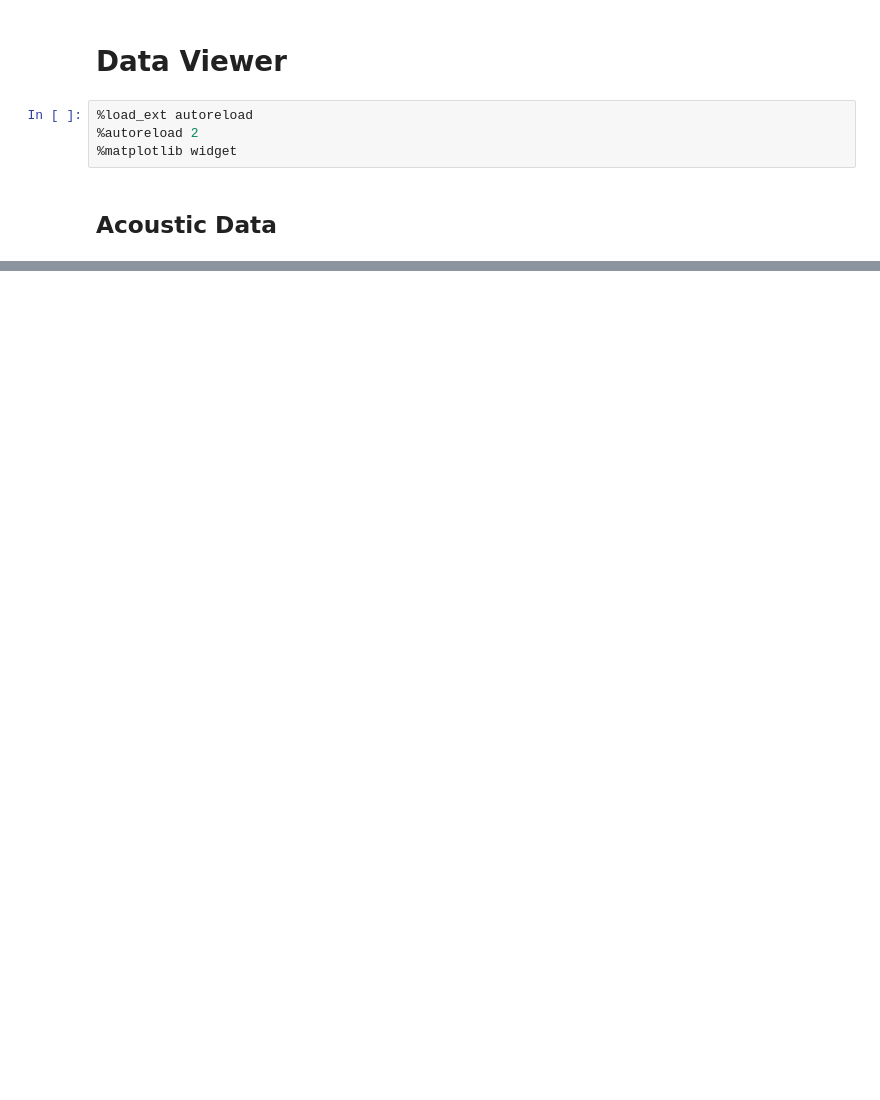
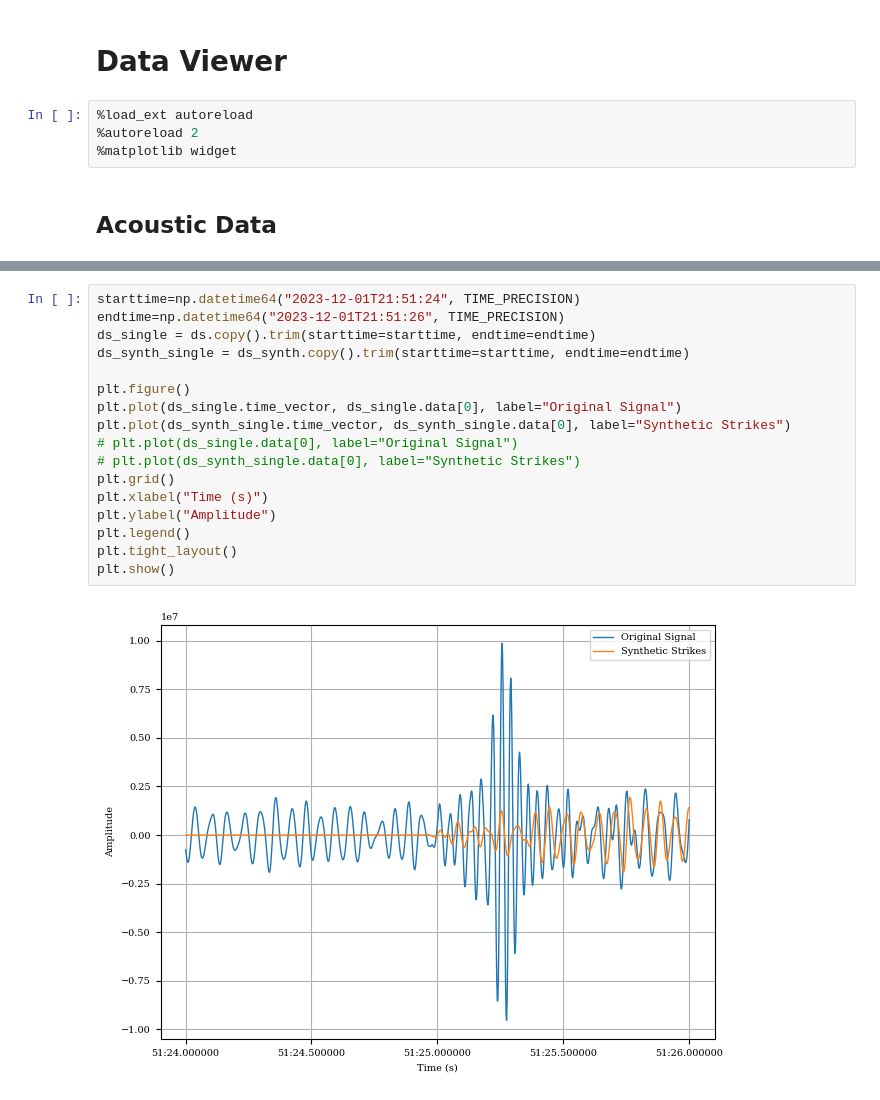
Before and after one commit to NeptuneProjects/RODEO-II_VineyardWind, a Jupyter notebook: scripts/plot/viewer.ipynb, the cells around one changed output, grey strips where cells are left out. Drawn from its saved outputs; the diff is of its cells as text; blank space fills up the shorter version.

```diff
--- a/scripts/plot/viewer.ipynb
+++ b/scripts/plot/viewer.ipynb
@@ -50,0 +94,19 @@ plt.show()
+# %%
+starttime=np.datetime64("2023-12-01T21:51:24", TIME_PRECISION)
+endtime=np.datetime64("2023-12-01T21:51:26", TIME_PRECISION)
+ds_single = ds.copy().trim(starttime=starttime, endtime=endtime)
+ds_synth_single = ds_synth.copy().trim(starttime=starttime, endtime=endtime)
+
+plt.figure()
+plt.plot(ds_single.time_vector, ds_single.data[0], label="Original Signal")
+plt.plot(ds_synth_single.time_vector, ds_synth_single.data[0], label="Synthetic Strikes")
+# plt.plot(ds_single.data[0], label="Original Signal")
+# plt.plot(ds_synth_single.data[0], label="Synthetic Strikes")
+plt.grid()
+plt.xlabel("Time (s)")
+plt.ylabel("Amplitude")
+plt.legend()
+plt.tight_layout()
+plt.show()
+# %% [output]
+[figure, added]
```
Also changed, not shown: parts of 6 cells of this notebook, 2 other files.
